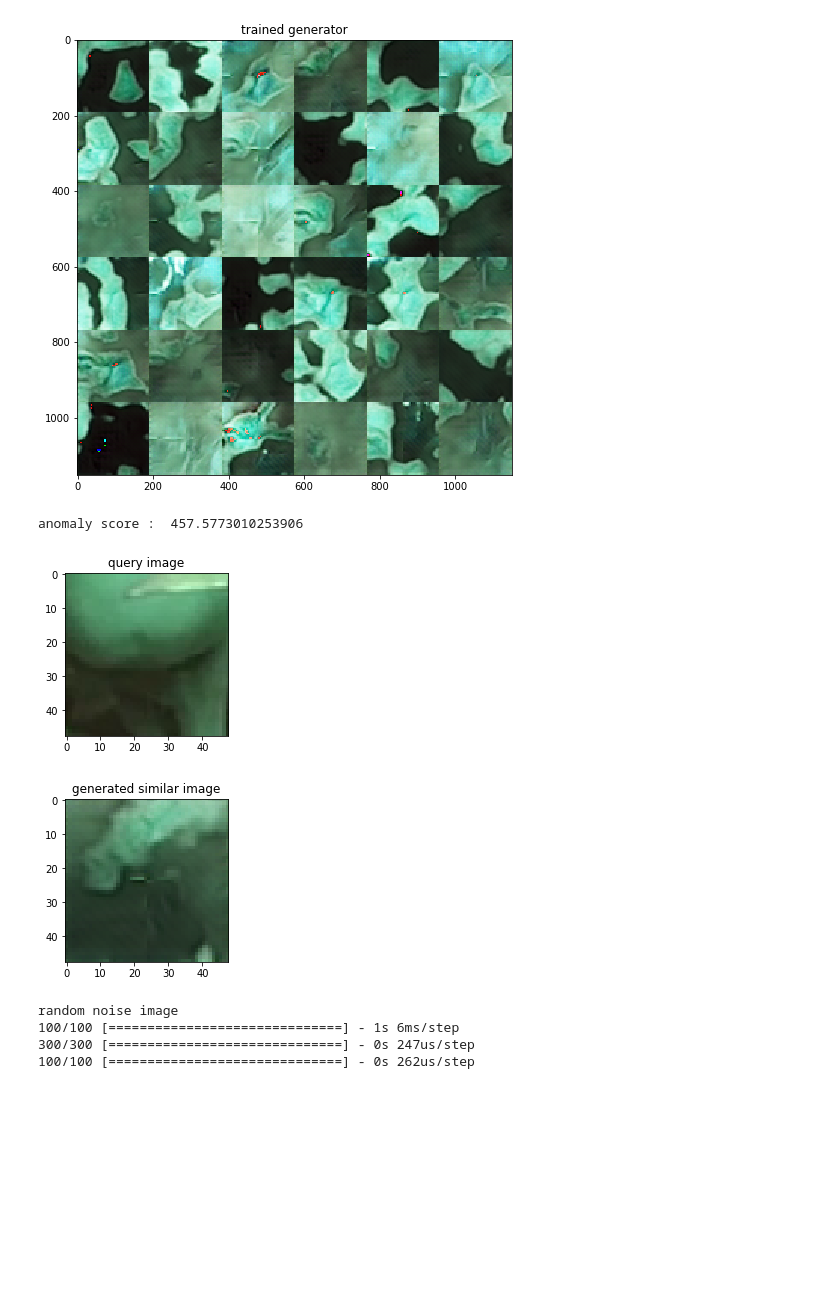
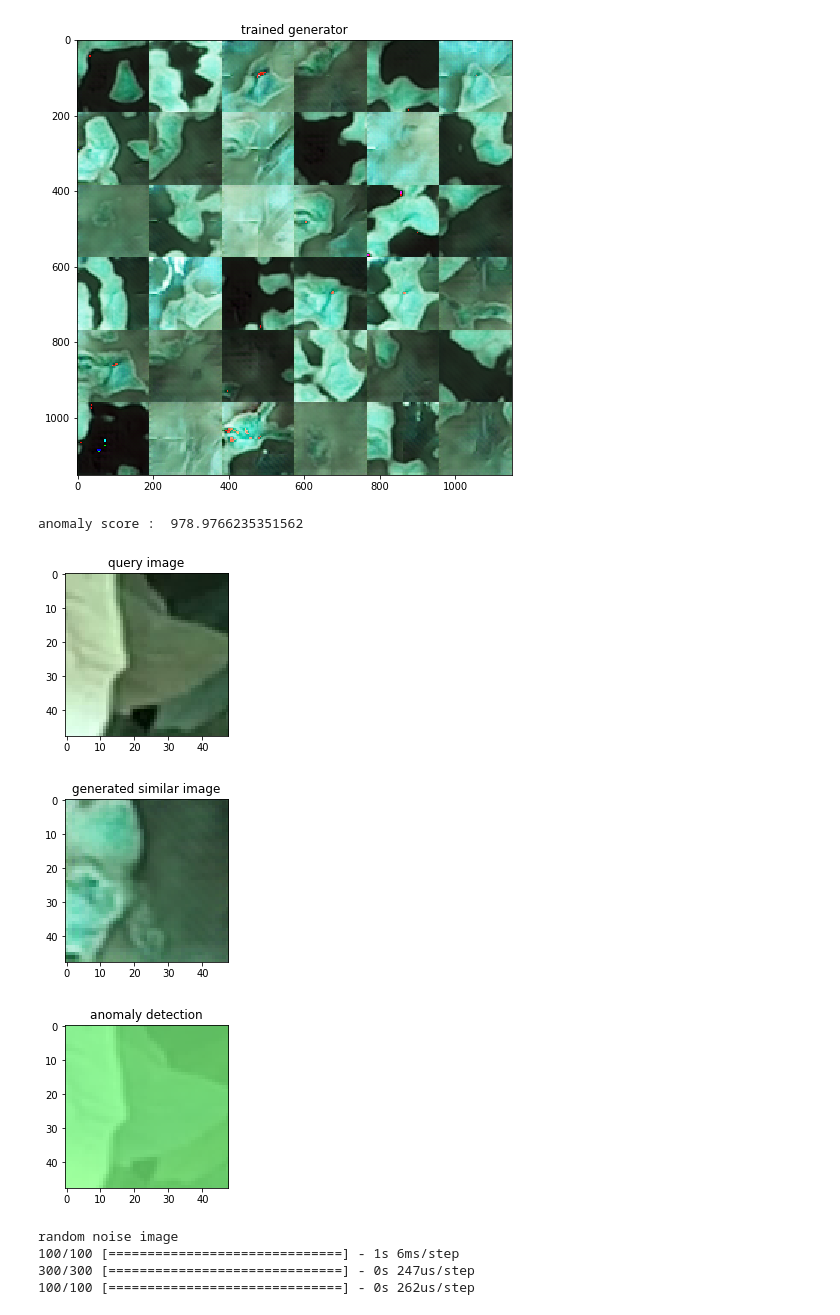
Before and after one commit to MaestriaElectronicaTEC/adversarial-anomaly-detector, a Jupyter notebook: models/anogan/AnoGAN.ipynb, the cells around one changed output. Saved outputs shown, nothing was run; the diff lists cells and outputs as text; code cells hidden in the pictures; blank space fills up the shorter version.

Commit message:
Add heatmap to mark the anomalies

```diff
--- a/models/anogan/AnoGAN.ipynb
+++ b/models/anogan/AnoGAN.ipynb
@@ -104,14 +104,14 @@ def anomaly_detection(test_img, g=None, d=None):
     similar_x = (similar_img.reshape(48,48,3)*255).astype(np.uint8)
 
     #original_x_color = cv2.cvtColor(original_x, cv2.COLOR_GRAY2BGR)
-    #residual_color = cv2.applyColorMap(np_residual, cv2.COLORMAP_JET)
-    #show = cv2.addWeighted(original_x_color, 0.3, residual_color, 0.7, 0.)
+    residual_color = cv2.applyColorMap(np_residual, cv2.COLORMAP_JET)
+    show = cv2.addWeighted(original_x, 0.3, residual_color, 0.7, 0.)
 
-    return ano_score, original_x, similar_x#, show
+    return ano_score, original_x, similar_x, show
 # %%
 def anomaly_evaluation(test_img):
     start = cv2.getTickCount()
-    score, qurey, pred = anomaly_detection(test_img)
+    score, qurey, pred, diff = anomaly_detection(test_img)
     time = (cv2.getTickCount() - start) / cv2.getTickFrequency() * 1000
 
     ## matplot view
@@ -124,18 +124,19 @@ def anomaly_evaluation(test_img):
     plt.title('generated similar image')
     plt.imshow(pred.reshape(48,48,3), cmap=plt.cm.gray)
 
-    #plt.figure(3, figsize=(3, 3))
-    #plt.title('anomaly detection')
-    #plt.imshow(cv2.cvtColor(diff,cv2.COLOR_BGR2RGB))
-    #plt.show()
+    plt.figure(3, figsize=(3, 3))
+    plt.title('anomaly detection')
+    plt.imshow(cv2.cvtColor(diff,cv2.COLOR_BGR2RGB))
+    plt.show()
 # %%
 ### compute anomaly score - sample from test set
-test_img = X_test_original[50]
+test_img = X_test_original[126]
 anomaly_evaluation(np.array([test_img]))
 # %% [output]
-anomaly score :  457.5773010253906
+anomaly score :  978.9766235351562
-[figure, old version]
+[figure, new version]
-[figure, old version]
+[figure, new version]
+[figure, added]
 # %%
 ### 4. tsne feature view
 
```
